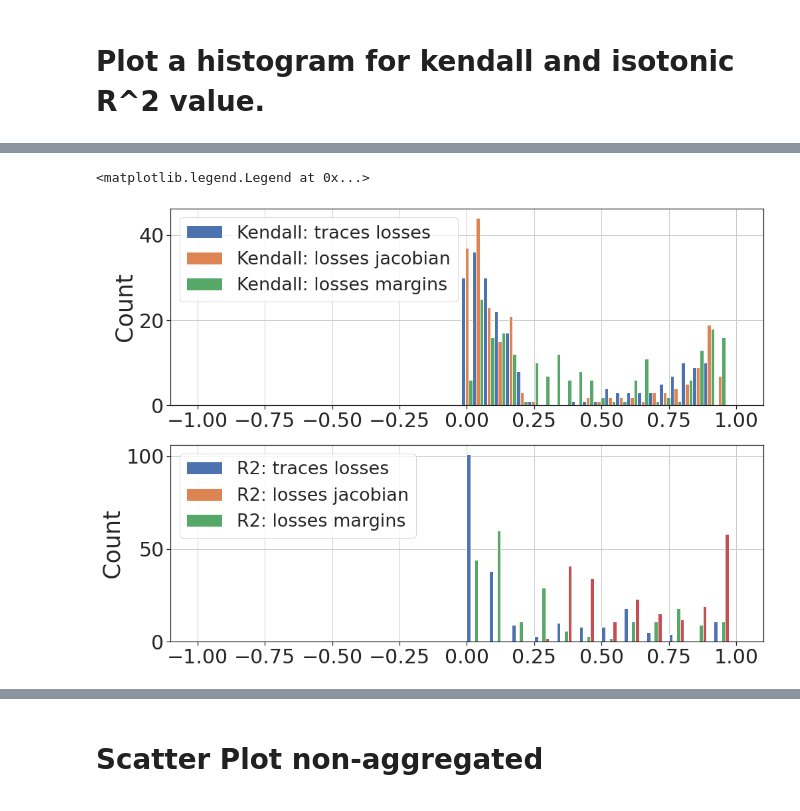
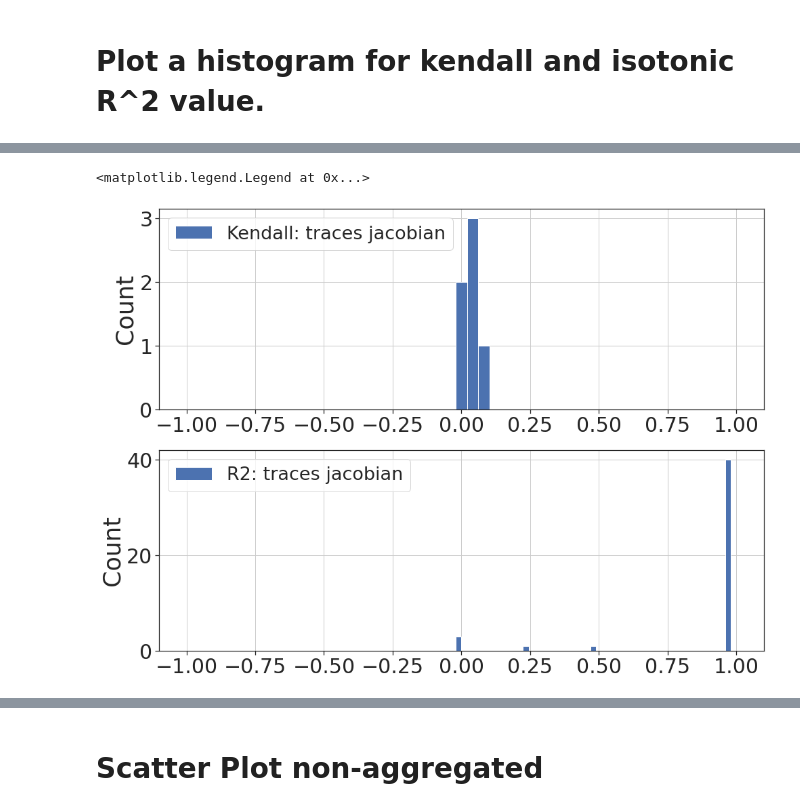
Before and after one commit to daniellengyel/deep_generalizability, a Jupyter notebook: notebooks/Complexity Measure Comparisons.ipynb, the cells around one changed output, grey strips where cells are left out. Drawn from its saved outputs; the diff is of its cells as text; code cells hidden in the pictures.

```diff
--- a/notebooks/Complexity Measure Comparisons.ipynb
+++ b/notebooks/Complexity Measure Comparisons.ipynb
@@ -59,11 +57,11 @@ len(all_point_loss)
 # %%
 all_point_traces, _ = mf.save_load.load_cached_data(experiment_folder, "point_traces", step=-1, time_stamp="May25_16-21-58-862654-joined")
-all_point_loss, _ = mf.save_load.load_cached_data(experiment_folder, "point_loss", step=-1, time_stamp="May25_17-48-36-470248-joined")
+# all_point_loss, _ = mf.save_load.load_cached_data(experiment_folder, "point_loss", step=-1, time_stamp="May25_17-48-36-470248-joined")
 inp_out_jacobian, _ = mf.save_load.load_cached_data(experiment_folder, "inp_out_jacobian", step=-1, time_stamp="May25_16-19-33-203813-joined")
-output_margins, _ = mf.save_load.load_cached_data(experiment_folder, "output_margins", step=-1, time_stamp="May25_15-00-54-625745-joined")
+# output_margins, _ = mf.save_load.load_cached_data(experiment_folder, "output_margins", step=-1, time_stamp="May25_15-00-54-625745-joined")
 
-post_dict = {"traces": all_point_traces, "losses": all_point_loss, "jacobian": inp_out_jacobian, "margins": output_margins}
-# post_dict = {"traces": all_point_traces, "margins": output_margins, "jacobian": inp_out_jacobian,}
+# post_dict = {"traces": all_point_traces, "losses": all_point_loss, "jacobian": inp_out_jacobian, "margins": output_margins}
+post_dict = {"traces": all_point_traces, "jacobian": inp_out_jacobian,}
 
 train_loss_acc, _ = mf.save_load.load_cached_data(experiment_folder, "model_loss_acc", step=-1, time_stamp="May25_14-28-14-776489-joined")
 test_loss_acc, _ = mf.save_load.load_cached_data(experiment_folder, "model_loss_acc", step=-1, time_stamp="May25_14-28-14-733072-joined")
@@ -196,41 +214,41 @@ r2_df_new
 # %%
 import seaborn as sns
 
-config_subset = {"criterion": "cross-entropy"} #, "optimizer": "SGD"}
-p_types = ["losses"]
+config_subset = {"criterion": "cross-entropy", "optimizer": "SGD"}
+p_types = ["traces"]
 
 kendall_dict_to_use = subset_df(kendall_df, p_types, config_subset)
 r2_dict_to_use = subset_df(r2_df, p_types, config_subset)
 
 
 kendall_values = list(np.abs(kendall_dict_to_use.values.T))
 r2_values = list(r2_dict_to_use.values.T)
 labels = list(kendall_dict_to_use.columns)
 
 sns.set(style="ticks")
 f, (ax_kendall_hist, ax_r2_hist) = plt.subplots(2, figsize=(16,12))
 
 ax_kendall_hist.hist(kendall_values, rwidth=10, bins=np.linspace(-1, 1, 50), alpha=1, label=["Kendall: {} {}".format(l[0], l[1]) for l in labels])
 ax_kendall_hist.tick_params(axis='both', labelbottom=True, labelsize=30)
 ax_kendall_hist.set_ylabel(ylabel="Count", fontsize=35)
 ax_kendall_hist.grid(b=True, which='major')
 
 ax_r2_hist.hist(r2_values, rwidth=10, bins=np.linspace(-1, 1, 50), alpha=1, label=["R2: {} {}".format(l[0], l[1]) for l in labels]) # TODO: Messed up due to Nan values.
 ax_r2_hist.tick_params(axis='both', labelbottom=True, labelsize=30)
 ax_r2_hist.set_ylabel(ylabel="Count", fontsize=35)
 ax_r2_hist.grid(b=True, which='major')
 
 # ax_r2_hist.set_xlim(-0.2, 0.2)
 # ax_kendall_hist.set_xlim(-0.2, 0.2)
 
 ax_kendall_hist.legend(loc="upper left", fontsize=27) #, bbox_to_anchor=(0.45, 0.95))
 ax_r2_hist.legend(loc="upper left", fontsize=27) #, bbox_to_anchor=(0.3875, 0.95))
 
 
 # f.savefig("../figs/kendall_r2_{}_{}".format(criterion_type, p_types), dpi=300, bbox_inches = "tight",)
 # %% [output]
 <matplotlib.legend.Legend at 0x...>
-[figure, old version]
+[figure, new version]
 # %%
 import seaborn as sns
 
```
Also changed, not shown: parts of 36 cells of this notebook, 3 other files.
